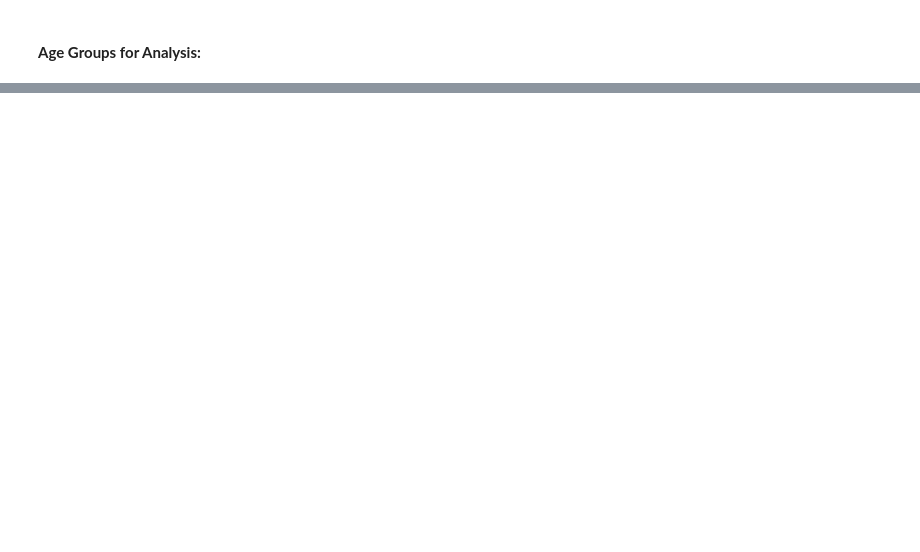
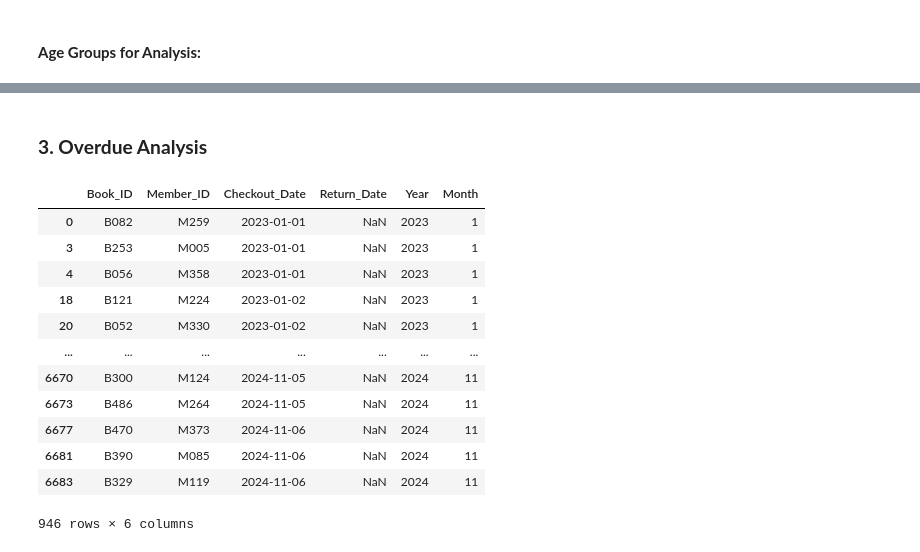
Before and after one commit to sfirdous/programming, a Jupyter notebook: Python/Library Management System - Comprehensive Analysis Task/Library_Management_System_Comprehensive_Analysis_Task.ipynb, the cells around one changed output, grey strips where cells are left out. Cells and saved outputs as stored; diff of their text form; code cells hidden in the pictures; blank space fills up the shorter version.

```diff
--- a/Python/Library Management System - Comprehensive Analysis Task/Library_Management_System_Comprehensive_Analysis_Task.ipynb
+++ b/Python/Library Management System - Comprehensive Analysis Task/Library_Management_System_Comprehensive_Analysis_Task.ipynb
@@ -139,0 +217,23 @@ plt.show()
+# %% [markdown]
+### **3. Overdue Analysis**
+# %%
+# **Current overdue books**: 5 books are currently overdue (>30 days)
+from datetime import timedelta
+transactions_dataset[
+    (transactions_dataset['Return_Date'].isna()) &
+    (pd.Timestamp.today() > transactions_dataset['Checkout_Date'] + timedelta(days=30))
+]
+# %% [output]
+|  | Book_ID | Member_ID | Checkout_Date | Return_Date | Year | Month |
+| 0 | B082 | M259 | 2023-01-01 | NaN | 2023 | 1 |
+| 3 | B253 | M005 | 2023-01-01 | NaN | 2023 | 1 |
+| 4 | B056 | M358 | 2023-01-01 | NaN | 2023 | 1 |
+| 18 | B121 | M224 | 2023-01-02 | NaN | 2023 | 1 |
+| 20 | B052 | M330 | 2023-01-02 | NaN | 2023 | 1 |
+| ... | ... | ... | ... | ... | ... | ... |
+| 6670 | B300 | M124 | 2024-11-05 | NaN | 2024 | 11 |
+| 6673 | B486 | M264 | 2024-11-05 | NaN | 2024 | 11 |
+| 6677 | B470 | M373 | 2024-11-06 | NaN | 2024 | 11 |
+| 6681 | B390 | M085 | 2024-11-06 | NaN | 2024 | 11 |
+| 6683 | B329 | M119 | 2024-11-06 | NaN | 2024 | 11 |
+946 rows × 6 columns
```
Also changed, not shown: parts of 13 cells of this notebook.
